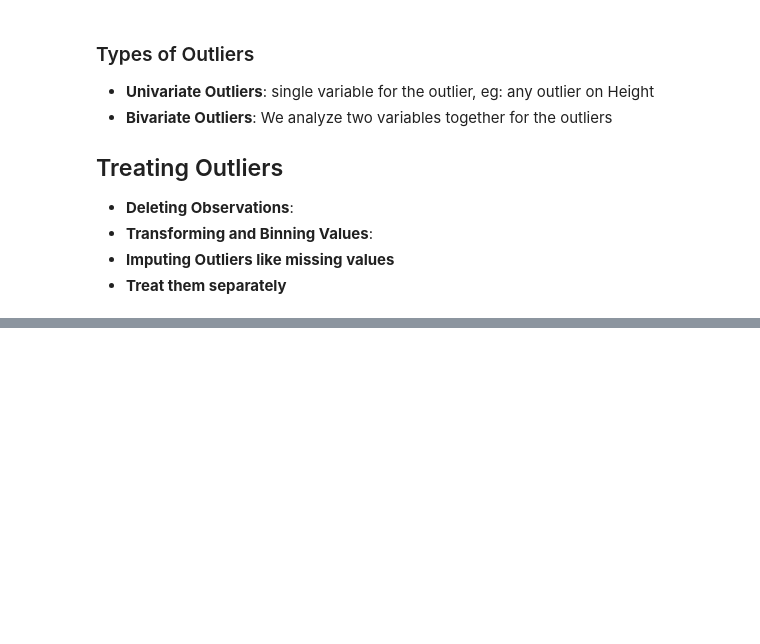
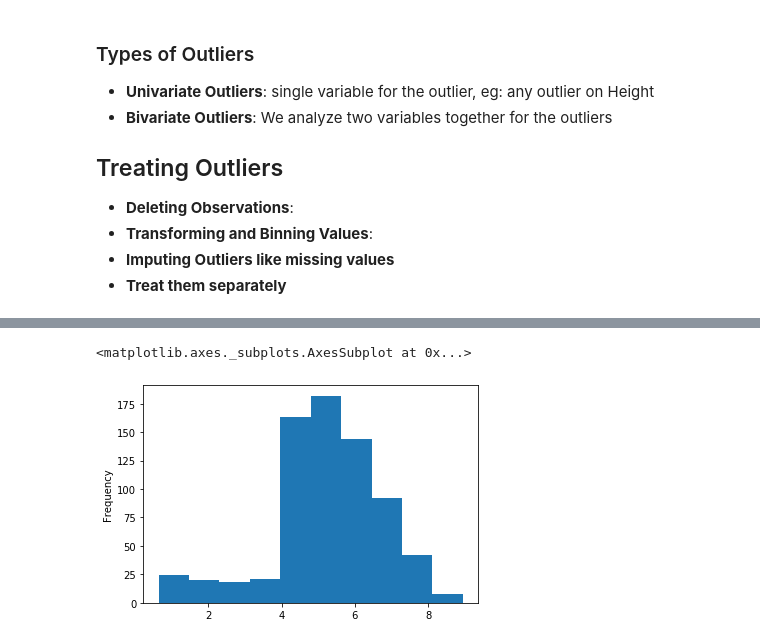
Before and after one commit to sntshred/DataScience, a Jupyter notebook: Operators.ipynb, the cells around one changed output, grey strips where cells are left out. Saved outputs shown, nothing was run; the diff lists cells and outputs as text; code cells hidden in the pictures; blank space fills up the shorter version.

```diff
--- a/Operators.ipynb
+++ b/Operators.ipynb
@@ -2208,0 +2308,5 @@ Topic to be covered:
+# %%
+np.sqrt(df['Age']).plot.hist()
+# %% [output]
+<matplotlib.axes._subplots.AxesSubplot at 0x...>
+[figure, added]
```
Also changed, not shown: parts of 33 cells of this notebook, 1 other file.
